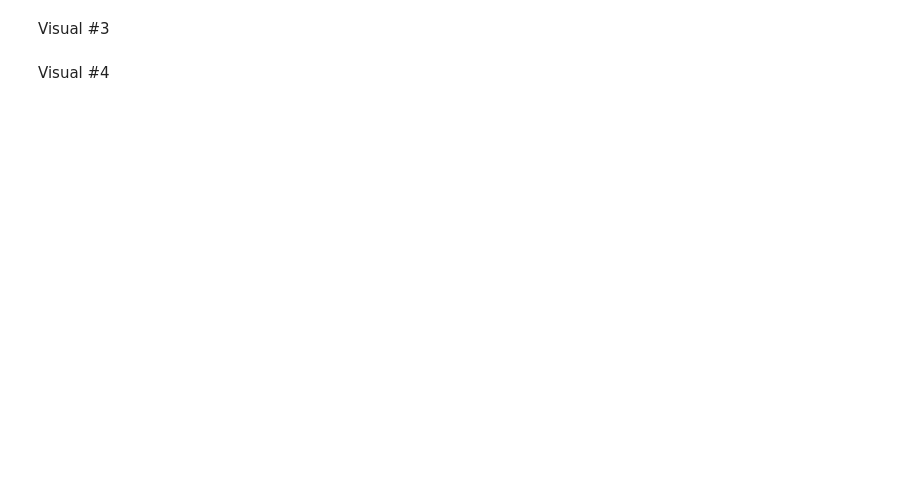
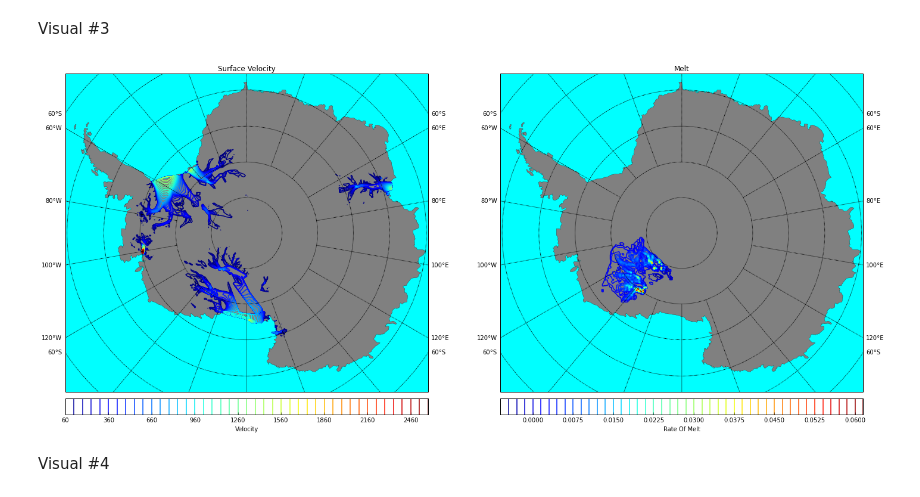
Before and after one commit to johnymontana/csci_444_proj2, a Jupyter notebook: CSCI_444_Proj2_Lyon_William.ipynb, the cells around one changed output. Cells and saved outputs as stored; diff of their text form; code cells hidden in the pictures; blank space fills up the shorter version.

```diff
--- a/CSCI_444_Proj2_Lyon_William.ipynb
+++ b/CSCI_444_Proj2_Lyon_William.ipynb
@@ -31,4 +113,36 @@ Visual #2
 # %% [markdown]
 Visual #3
+# %%
+fig = plt.figure(1, figsize=(24,24))
+subplot(1,2,1)
+map = Basemap(projection='stere', lat_0=-90, lon_0=0, width=5700000, height=5000000, resolution='l')
+map.drawcoastlines(linewidth=0.25)
+map.drawcountries(linewidth=0.25, color="gray")
+map.fillcontinents(color='gray', lake_color='aqua')
+map.drawmapboundary(fill_color='aqua')
+map.drawmeridians(np.arange(0,360,20), labels=[1,1,0,0])
+map.drawparallels(np.arange(-90, 90, 5), labels=[1,1,0,0])
+x, y = map(lon[0,:], lat[0,:])
+cs = map.contour(x, y, surface_vel[0,:], 50, linewidths=1.5)
+cbar = map.colorbar(cs, location='bottom', drawedges=True)
+plt.title('Surface Velocity')
+cbar.set_label('Velocity')
+
+subplot(1,2,2)
+map = Basemap(projection='stere', lat_0=-90, lon_0=0, width=5700000, height=5000000, resolution='l')
+map.drawcoastlines(linewidth=0.25)
+map.drawcountries(linewidth=0.25, color="gray")
+map.fillcontinents(color='gray', lake_color='aqua')
+map.drawmapboundary(fill_color='aqua')
+map.drawmeridians(np.arange(0,360,20), labels=[1,1,0,0])
+map.drawparallels(np.arange(-90, 90, 5), labels=[1,1,0,0])
+x, y = map(lon[0,:], lat[0,:])
+cs = map.contour(x, y, melt[0,:], 50, linewidths=1.5)
+cbar = map.colorbar(cs, location='bottom', drawedges=True)
+plt.title('Melt')
+cbar.set_label('Rate Of Melt')
+plt.show()
+# %% [output]
+[figure, added]
 # %% [markdown]
 Visual #4
```
Also changed, not shown: parts of 16 cells of this notebook, 2 other files.
